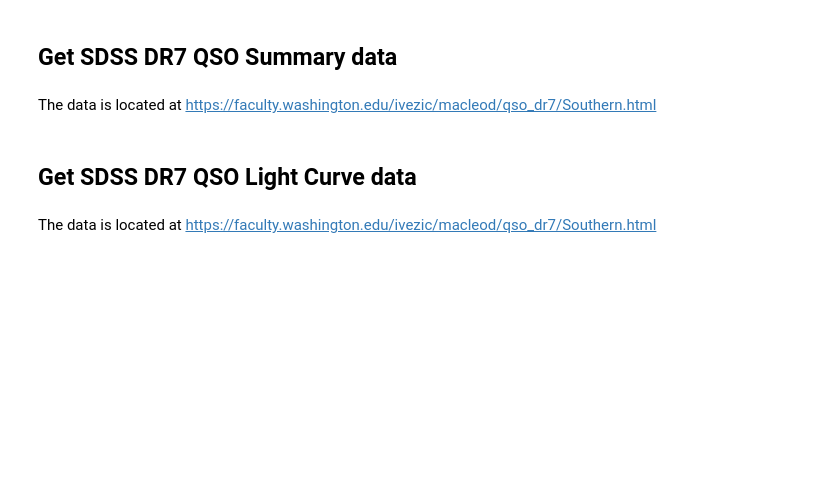
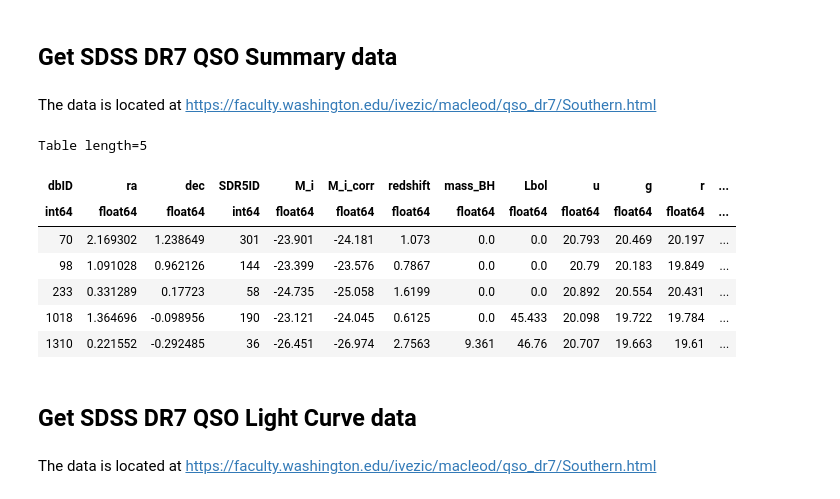
Before and after one commit to suberlak/clqso, a Jupyter notebook: code/Get_CLQSO_data.ipynb, the cells around one changed output. Saved outputs shown, nothing was run; the diff lists cells and outputs as text; code cells hidden in the pictures; blank space fills up the shorter version.

```diff
--- a/code/Get_CLQSO_data.ipynb
+++ b/code/Get_CLQSO_data.ipynb
@@ -9,13 +9,26 @@ path = os.getcwd()
 url = "https://faculty.washington.edu/ivezic/macleod/qso_dr7/DB_QSO_S82.dat.gz"
 os.system(f'wget {url}')
 # %%
+import os
 from astropy.table import Table
+path = os.getcwd()
 file_path = os.path.join(path, "DB_QSO_S82.dat.gz")
 # we know the column meaning from
 # https://faculty.washington.edu/ivezic/macleod/qso_dr7/Southern_format_DB.html
 colnames = ['dbID', 'ra', 'dec', 'SDR5ID', 'M_i', 'M_i_corr', 'redshift',
                    'mass_BH', 'Lbol', 'u', 'g', 'r', 'i', 'z', 'Au']
 SDSS_DB_QSO = Table.read(file_path, format='ascii', names = colnames)
+# %%
+SDSS_DB_QSO[:5]
+# %% [output]
+Table length=5
+| dbID | ra | dec | SDR5ID | M_i | M_i_corr | redshift | mass_BH | Lbol | u | g | r | ... |
+| int64 | float64 | float64 | int64 | float64 | float64 | float64 | float64 | float64 | float64 | float64 | float64 | ... |
+| 70 | 2.169302 | 1.238649 | 301 | -23.901 | -24.181 | 1.073 | 0.0 | 0.0 | 20.793 | 20.469 | 20.197 | ... |
+| 98 | 1.091028 | 0.962126 | 144 | -23.399 | -23.576 | 0.7867 | 0.0 | 0.0 | 20.79 | 20.183 | 19.849 | ... |
+| 233 | 0.331289 | 0.17723 | 58 | -24.735 | -25.058 | 1.6199 | 0.0 | 0.0 | 20.892 | 20.554 | 20.431 | ... |
+| 1018 | 1.364696 | -0.098956 | 190 | -23.121 | -24.045 | 0.6125 | 0.0 | 45.433 | 20.098 | 19.722 | 19.784 | ... |
+| 1310 | 0.221552 | -0.292485 | 36 | -26.451 | -26.974 | 2.7563 | 9.361 | 46.76 | 20.707 | 19.663 | 19.61 | ... |
 # %% [markdown]
 ## Get SDSS DR7 QSO Light Curve data
 # %% [markdown]
```
Also changed, not shown: parts of 31 cells of this notebook.
